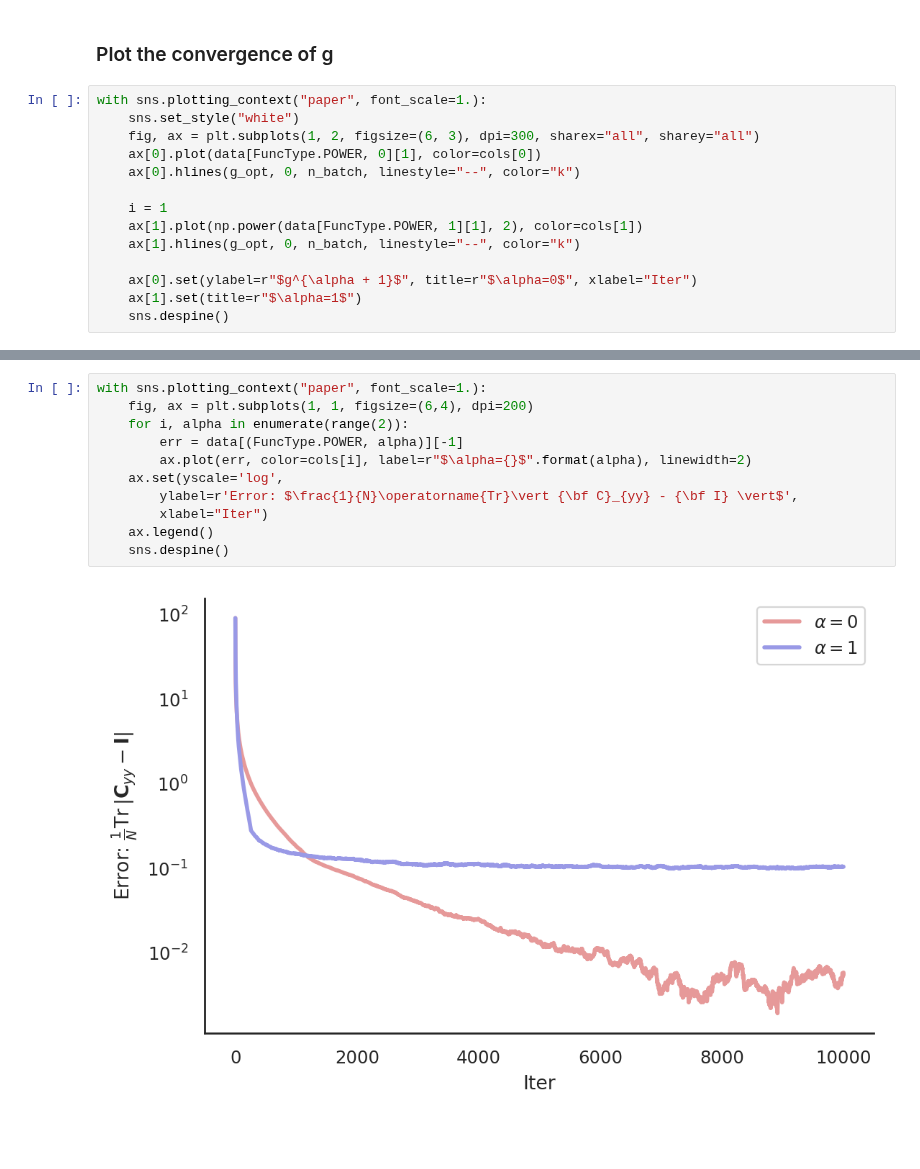
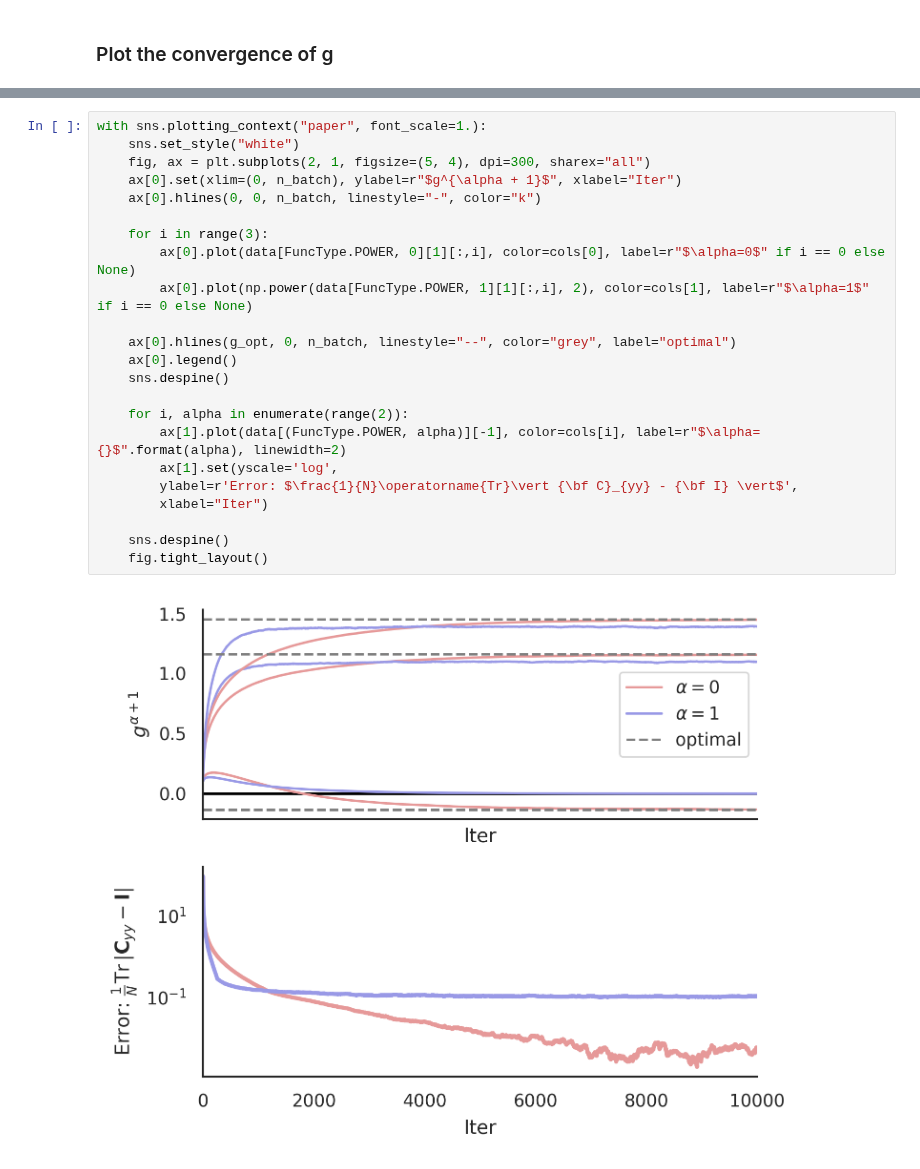
Before and after one commit to lyndond/frame_whitening, a Jupyter notebook: figures/soft_whitening_2d.ipynb, the cells around one changed output, grey strips where cells are left out. Cells and saved outputs as stored; diff of their text form; blank space fills up the shorter version.

```diff
--- a/figures/soft_whitening_2d.ipynb
+++ b/figures/soft_whitening_2d.ipynb
@@ -108,17 +108,3 @@ with sns.plotting_context("paper", font_scale=1):
 [figure]
 # %% [markdown]
 ### Plot the convergence of g
-# %%
-with sns.plotting_context("paper", font_scale=1.):
-    sns.set_style("white")
-    fig, ax = plt.subplots(1, 2, figsize=(6, 3), dpi=300, sharex="all", sharey="all")
-    ax[0].plot(data[FuncType.POWER, 0][1], color=cols[0])
-    ax[0].hlines(g_opt, 0, n_batch, linestyle="--", color="k")
-
-    i = 1
-    ax[1].plot(np.power(data[FuncType.POWER, 1][1], 2), color=cols[1])
-    ax[1].hlines(g_opt, 0, n_batch, linestyle="--", color="k")
-
-    ax[0].set(ylabel=r"$g^{\alpha + 1}$", title=r"$\alpha=0$", xlabel="Iter")
-    ax[1].set(title=r"$\alpha=1$")
-    sns.despine()
@@ -127,13 +111,25 @@ with sns.plotting_context("paper", font_scale=1.):
 # %%
 with sns.plotting_context("paper", font_scale=1.):
-    fig, ax = plt.subplots(1, 1, figsize=(6,4), dpi=200)
+    sns.set_style("white")
+    fig, ax = plt.subplots(2, 1, figsize=(5, 4), dpi=300, sharex="all")
+    ax[0].set(xlim=(0, n_batch), ylabel=r"$g^{\alpha + 1}$", xlabel="Iter")
+    ax[0].hlines(0, 0, n_batch, linestyle="-", color="k")
+
+    for i in range(3):
+        ax[0].plot(data[FuncType.POWER, 0][1][:,i], color=cols[0], label=r"$\alpha=0$" if i == 0 else None)
+        ax[0].plot(np.power(data[FuncType.POWER, 1][1][:,i], 2), color=cols[1], label=r"$\alpha=1$" if i == 0 else None)
+
+    ax[0].hlines(g_opt, 0, n_batch, linestyle="--", color="grey", label="optimal")
+    ax[0].legend()
+    sns.despine()
+
     for i, alpha in enumerate(range(2)):
-        err = data[(FuncType.POWER, alpha)][-1]
-        ax.plot(err, color=cols[i], label=r"$\alpha={}$".format(alpha), linewidth=2)
-    ax.set(yscale='log',
+        ax[1].plot(data[(FuncType.POWER, alpha)][-1], color=cols[i], label=r"$\alpha={}$".format(alpha), linewidth=2)
+        ax[1].set(yscale='log',
         ylabel=r'Error: $\frac{1}{N}\operatorname{Tr}\vert {\bf C}_{yy} - {\bf I} \vert$',
         xlabel="Iter")
-    ax.legend()
+
     sns.despine()
+    fig.tight_layout()
 # %% [output]
-[figure, old version]
+[figure, new version]
```
Also changed, not shown: parts of 1 cell of this notebook.
